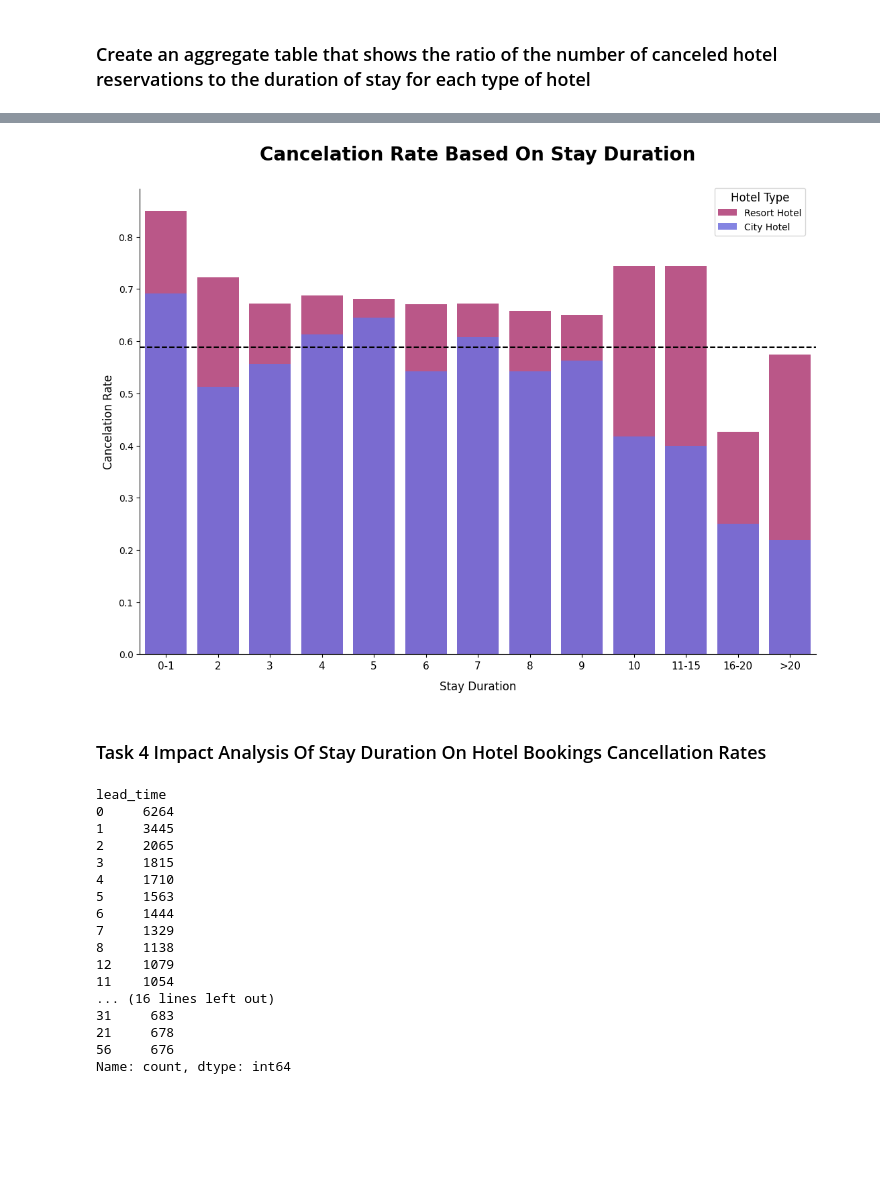
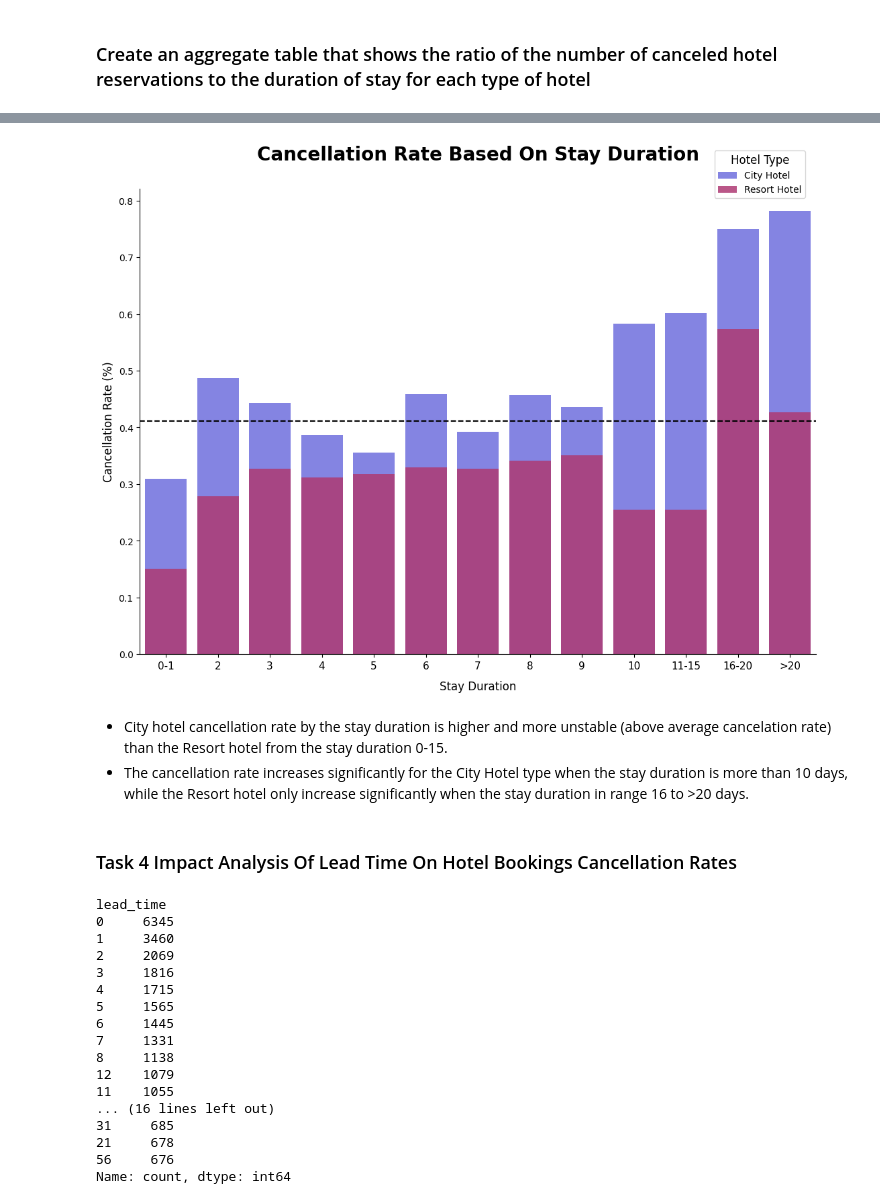
Before and after one commit to azaryasph/Investigate-Hotel-Business-Using-Data-Visualization, a Jupyter notebook: notebook/mini_project2_notebook.ipynb, the cells around one changed output, grey strips where cells are left out. Saved outputs shown, nothing was run; the diff lists cells and outputs as text; code cells hidden in the pictures; blank space fills up the shorter version.

Commit message:
chore: complete analyze stay duration hotel cancellation rate

```diff
--- a/notebook/mini_project2_notebook.ipynb
+++ b/notebook/mini_project2_notebook.ipynb
@@ -420,7 +420,7 @@ plt.show()
 ### Create a new column contains stay in duration
 # %%
 # Create a new column 'stay_in_duration' by adding the 'stays_in_weekend_nights' and 'stays_in_weekdays_nights' columns
-dfx['stay_in_duration'] = dfx['stays_in_weekdays_nights'] + dfx['stays_in_weekend_nights']
+dfx['stay_duration'] = dfx['stays_in_weekdays_nights'] + dfx['stays_in_weekend_nights']
 # %% [markdown]
 ### Group the values from stay in duration column
 # %%
@@ -458,7 +458,7 @@ bins = list(range(0,11)) + [15, 20, np.inf]
 labels = ['0-1'] + [str(i) for i in range(2, 11)] + ['11-15', '16-20', '>20']
 
 # Categorize 'stay_in_duration' into bins with corresponding labels, storing the result in a new column 'stay_duration_bins
-dfx['stay_duration_bins'] = pd.cut(dfx['stay_in_duration'], bins, labels=labels)
+dfx['stay_duration_bins'] = pd.cut(dfx['stay_duration'], bins, labels=labels)
 # %% [markdown]
 ### Create an aggregate table that shows the ratio of the number of canceled hotel reservations to the duration of stay for each type of hotel
 # %%
@@ -469,7 +469,9 @@ data_cancel = dfx.groupby(['hotel', 'is_canceled', 'stay_duration_bins'], observ
 data_cancel_pivot = data_cancel.pivot(index=['hotel', 'stay_duration_bins'], columns='is_canceled', values='count').reset_index()
 
 # Rename the columns of 'data_cancel_pivot'
-data_cancel_pivot.columns = ['hotel', 'stay_duration_bins', 'not_canceled', 'canceled']
+data_cancel_pivot.columns = ['hotel', 'stay_duration_bins', 'canceled', 'not_canceled']
 
 # Calculate the cancelation rate as the ratio of 'canceled' to the sum of 'not_canceled' and 'canceled'
-data_cancel_pivot['cancelation_rate'] = data_cancel_pivot['canceled'] / (data_cancel_pivot['not_canceled'] + data_cancel_pivot['canceled'])
+data_cancel_pivot['cancellation_rate'] = data_cancel_pivot['canceled'] / (data_cancel_pivot['not_canceled'] + data_cancel_pivot['canceled'])
+
+data_cancel_pivot
@@ -476,45 +496,49 @@ data_cancel_pivot['cancelation_rate'] = data_cancel_pivot['canceled'] / (data_ca
 # %%
 # Define the color palette for the stacked bar plot
 colors = ['#5D5DEF', '#C22673']
 
 # Create a stacked bar plot to visualize the cancelation rate beased on the duration of stay
 plt.figure(figsize=(13, 9))
 
+
+# Stacked barplot for city hotel
+sns.barplot(
+    x='stay_duration_bins',
+    y='cancellation_rate',
+    data=data_cancel_pivot[data_cancel_pivot['hotel'] == 'City Hotel'],
+    color=colors[0],
+    label='City Hotel',
+    alpha=0.85
+)
+
 # Stacked barplot for resort hotel
 sns.barplot(
     x='stay_duration_bins',
-    y='cancelation_rate',
+    y='cancellation_rate',
     data=data_cancel_pivot[data_cancel_pivot['hotel'] == 'Resort Hotel'],
     color=colors[1],
     label='Resort Hotel',
     alpha=0.85
 )
 
-# Stacked barplot for city hotel
-sns.barplot(
-    x='stay_duration_bins',
-    y='cancelation_rate',
-    data=data_cancel_pivot[data_cancel_pivot['hotel'] == 'City Hotel'],
-    color=colors[0],
-    label='City Hotel',
-    alpha=0.85
-)
-
 sns.despine()
 
 # plt.legend(title='Hotel Type', title_fontsize='13', fontsize='12', loc='upper right')
-plt.legend(title='Hotel Type', title_fontsize='12', fontsize='12', prop={'size': 10}, loc=[0.85, 0.9])
-avg_cancelation_rate = data_cancel_pivot.cancelation_rate.mean()
-plt.axhline(avg_cancelation_rate, color='black', linestyle='--', label=f'Average Cancellation Rate: {avg_cancelation_rate:.2f}')
-plt.title('Cancelation Rate Based On Stay Duration', fontsize=20, fontweight='bold', y=1.05)
+plt.legend(title='Hotel Type', title_fontsize='12', fontsize='12', prop={'size': 10}, loc=[0.85, 0.98])
+avg_cancellation_rate = data_cancel_pivot.cancellation_rate.mean()
+plt.axhline(avg_cancellation_rate, color='black', linestyle='--', label=f'Average Cancellation Rate: {avg_cancellation_rate:.2f}')
+plt.title('Cancellation Rate Based On Stay Duration', fontsize=20, fontweight='bold', y=1.05)
 plt.xlabel('Stay Duration', fontsize=12, labelpad=10)
 plt.xticks(fontsize=11)
-plt.ylabel('Cancelation Rate', fontsize=12)
+plt.ylabel('Cancellation Rate (%)', fontsize=12)
 
 
 plt.show()
 # %% [output]
-[figure, old version]
+[figure, new version]
+# %% [markdown]
+- City hotel cancellation rate by the stay duration is higher and more unstable (above average cancelation rate) than the Resort hotel from the stay duration 0-15.
+- The cancellation rate increases significantly for the City Hotel type when the stay duration is more than 10 days, while the Resort hotel only increase significantly when the stay duration in range 16 to >20 days.
 # %%
 # # Define a color palette
 # palettes = {"City Hotel": "#5D5DEF", "Resort Hotel": "#C22673"}
@@ -539,24 +563,24 @@ plt.show()
 # plt.ylabel('Cancelation Ratio', fontsize=13)
 # plt.show()
 # %% [markdown]
-### Task 4 Impact Analysis Of Stay Duration On Hotel Bookings Cancellation Rates
+### Task 4 Impact Analysis Of Lead Time On Hotel Bookings Cancellation Rates
 # %%
 dfx.lead_time.value_counts().head(30)
 # %% [output]
 lead_time
-0     6264
-1     3445
-2     2065
-3     1815
-4     1710
-5     1563
-6     1444
-7     1329
+0     6345
+1     3460
+2     2069
+3     1816
+4     1715
+5     1565
+6     1445
+7     1331
 8     1138
 12    1079
-11    1054
+11    1055
 ... (16 lines left out)
-31     683
+31     685
 21     678
 56     676
 Name: count, dtype: int64
```
Also changed, not shown: parts of 9 cells of this notebook.
